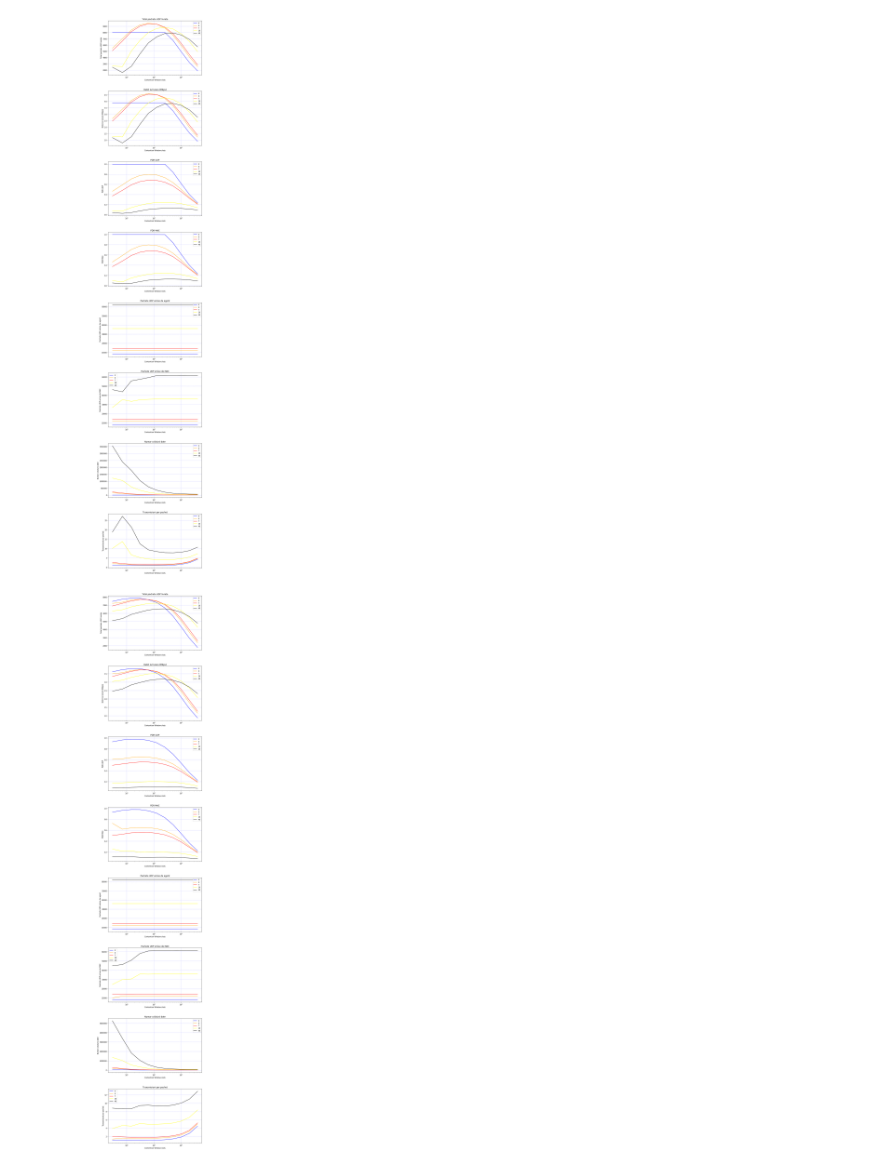
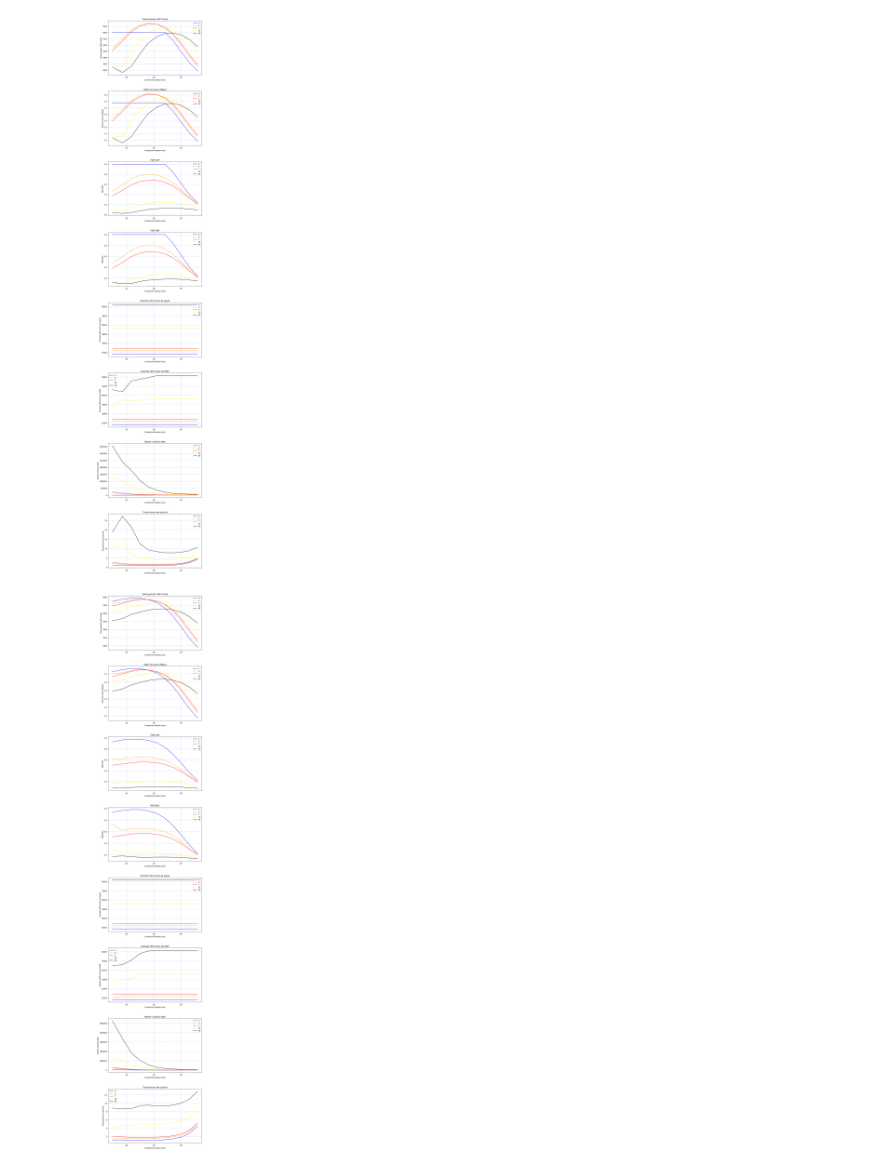
Before and after one commit to isrm-lab/ns3-lab-solutions, a Jupyter notebook: lab7-8/lab7-8.ipynb, the cells around one changed output. Saved outputs shown, nothing was run; the diff lists cells and outputs as text; code cells hidden in the pictures.

Commit message:
Update template to take into account payload size for cw_metrics_small

```diff
--- a/lab7-8/lab7-8.ipynb
+++ b/lab7-8/lab7-8.ipynb
@@ -51,7 +51,11 @@ def plot_metrics(sim_data, label=''):
     axis.set_ylabel('Debit la livrare [Mbps]')
     axis.set_title('Debit la livrare [Mbps]')
 
-    data_points = [data_point * 1512 * 8 / (25 * 10**6) for data_point in data['recv_agt']]
+    payload_size = 1512
+    if label == 'small':
+        payload_size = 212
+
+    data_points = [data_point * payload_size * 8 / (25 * 10**6) for data_point in data['recv_agt']]
     axis.plot(data['cw'][:11], data_points[:11], label=int(data['sz'][0]))
     axis.plot(data['cw'][11:22], data_points[11:22], label=int(data['sz'][11]))
     axis.plot(data['cw'][22:33], data_points[22:33], label=int(data['sz'][22]))
@@ -83,7 +87,7 @@ def plot_metrics(sim_data, label=''):
     axis.set_ylabel('PDR MAC')
     axis.set_title('PDR MAC')
 
-    data_points = [recv_agt / sent_mac for recv_agt, sent_mac in zip(data['recv_agt'], data['sent_mac'])]
+    data_points = [recv_agt / sent_mac for recv_agt, sent_mac in zip(data['recv_mac'], data['sent_mac'])]
     axis.plot(data['cw'][:11], data_points[:11], label=int(data['sz'][0]))
     axis.plot(data['cw'][11:22], data_points[11:22], label=int(data['sz'][11]))
     axis.plot(data['cw'][22:33], data_points[22:33], label=int(data['sz'][22]))
@@ -138,32 +142,32 @@ def plot_metrics(sim_data, label=''):
 
     # Transmisiuni per pachet
     axis = ax[7]
     axis.set_xscale('log')
     axis.grid(color='b', alpha=0.5, linestyle='dashed', linewidth=0.5)
     axis.set_xlabel('Contention Window slots')
     axis.set_ylabel('Transmisiuni per pachet')
     axis.set_title('Transmisiuni per pachet')
 
     data_points = [sent_mac / recv_agt for sent_mac, recv_agt in zip(data['sent_mac'], data['recv_agt'])]
     axis.plot(data['cw'][:11], data_points[:11], label=int(data['sz'][0]))
     axis.plot(data['cw'][11:22], data_points[11:22], label=int(data['sz'][11]))
     axis.plot(data['cw'][22:33], data_points[22:33], label=int(data['sz'][22]))
     axis.plot(data['cw'][33:44], data_points[33:44], label=int(data['sz'][33]))
     axis.plot(data['cw'][44:55], data_points[44:55], label=int(data['sz'][44]))
     axis.legend()
 
     fig.subplots_adjust(hspace=0.3)
     figure_name = 'cw_metrics.png'
     if label:
         figure_name = 'cw_metrics_%s.png' % label
     plt.savefig(figure_name)
     plt.show()
 
 
 if __name__ == '__main__':
     plot_metrics(sim_data)
     plot_metrics(sim_data_rts, label='rts')
     plot_metrics(sim_data_small, label='small')
 # %% [output]
-[figure, old version]
+[figure, new version]
-[figure, old version]
+[figure, new version]
```
Also changed, not shown: parts of 1 cell of this notebook, 1 other file.
